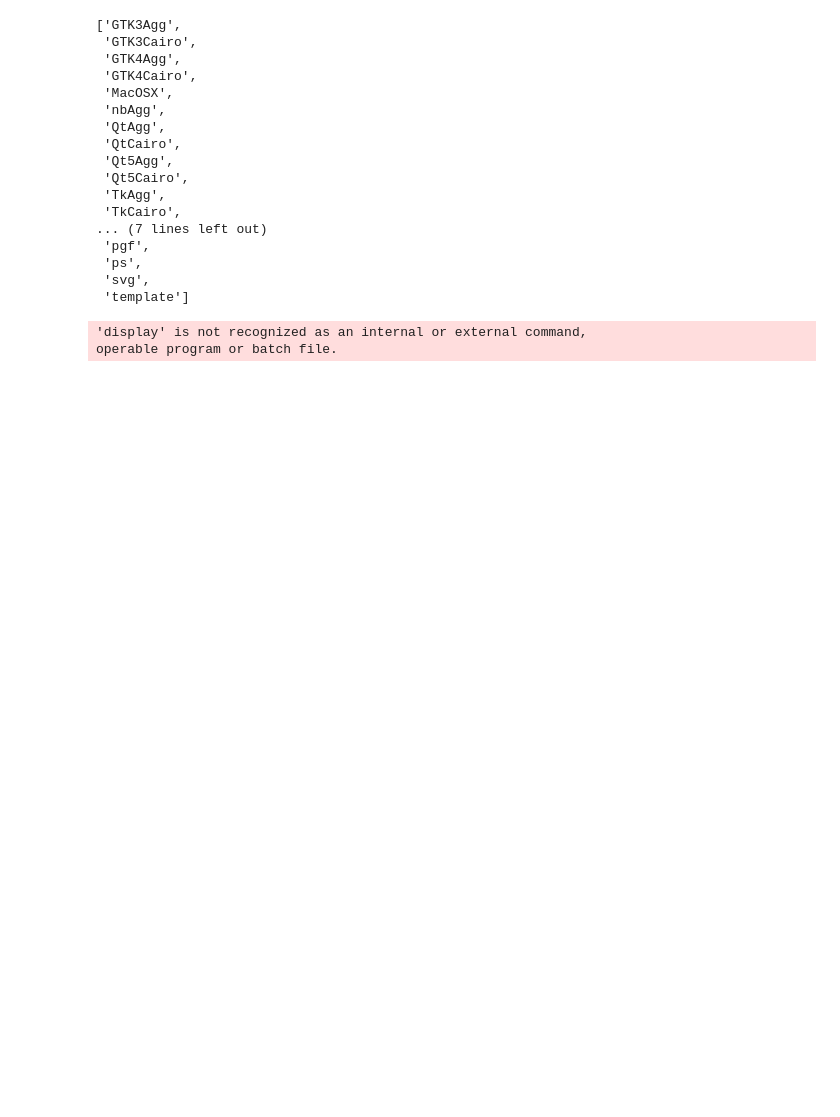
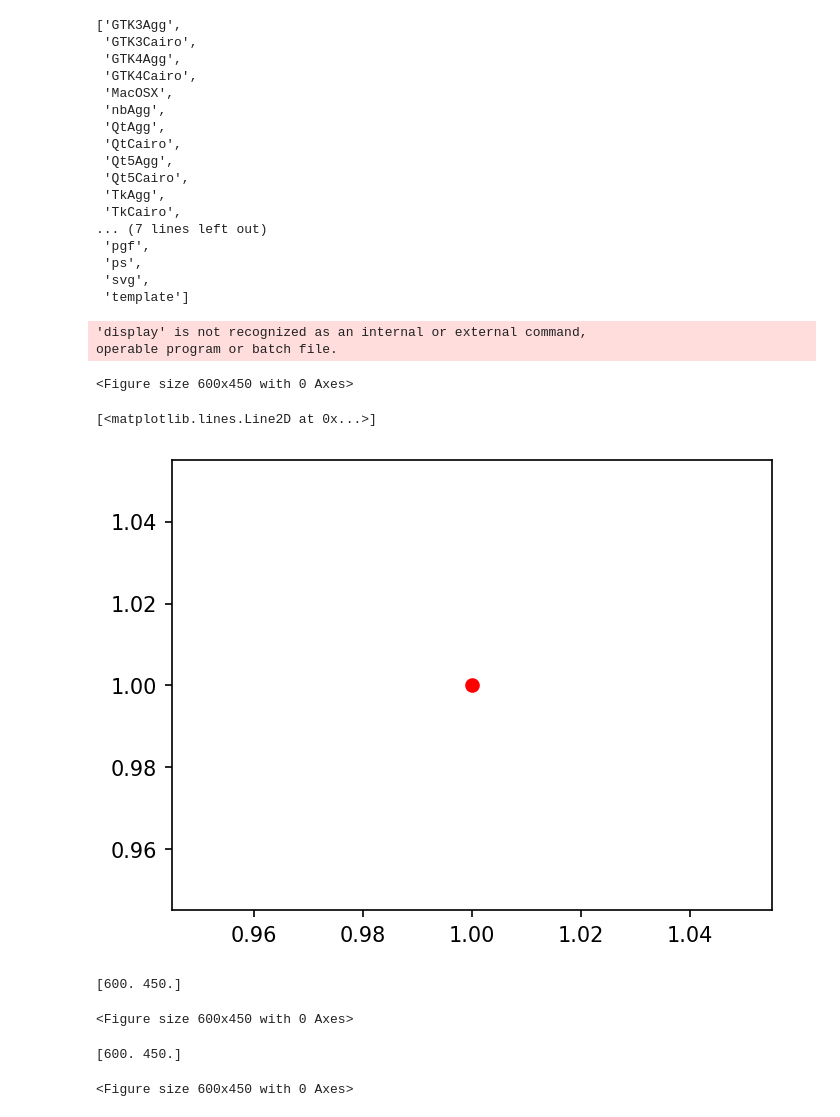
Before and after one commit to yashraj-shri17/GENERAL-STUFF, a Jupyter notebook: MatPlot-1.ipynb, the cells around one changed output. Drawn from its saved outputs; the diff is of its cells as text; code cells hidden in the pictures; blank space fills up the shorter version.

```diff
--- a/MatPlot-1.ipynb
+++ b/MatPlot-1.ipynb
@@ -624,3 +624,41 @@ plt.savefig('example.png')
 # %% [output]
 'display' is not recognized as an internal or external command,
 operable program or batch file.
+# %%
+%matplotlib inline
+#set up figure size and dpi for screen demo
+plt.rcParams['figure.figsize'] = (4,3)
+plt.rcParams['figure.dpi'] = 150
+# %%
+#GENERATE A FIGURE AND AXIS
+fig = plt.figure()
+# %% [output]
+<Figure size 600x450 with 0 Axes>
+# %%
+#Resolution with dpi and figsize
+fig = plt.figure()
+ax = fig.add_axes([0,0,1,1])
+ax.plot(1,1,'ro')
+# %% [output]
+[<matplotlib.lines.Line2D at 0x...>]
+[figure, added]
+# %%
+#trans data  (data -> display)
+fig = plt.figure()
+ax = fig.add_axes([0,0,1,1])
+ax.plot(1,1,'ro')
+print(ax.transData.transform((1,1)))
+plt.clf()
+# %% [output]
+[600. 450.]
+<Figure size 600x450 with 0 Axes>
+# %%
+#trans Axes  (data -> display)
+fig = plt.figure()
+ax = fig.add_axes([0,0,1,1])
+ax.plot(1,1,'ro')
+print(ax.transAxes.transform((1,1)))
+plt.clf()
+# %% [output]
+[600. 450.]
+<Figure size 600x450 with 0 Axes>
```
Also changed, not shown: parts of 37 cells of this notebook.
